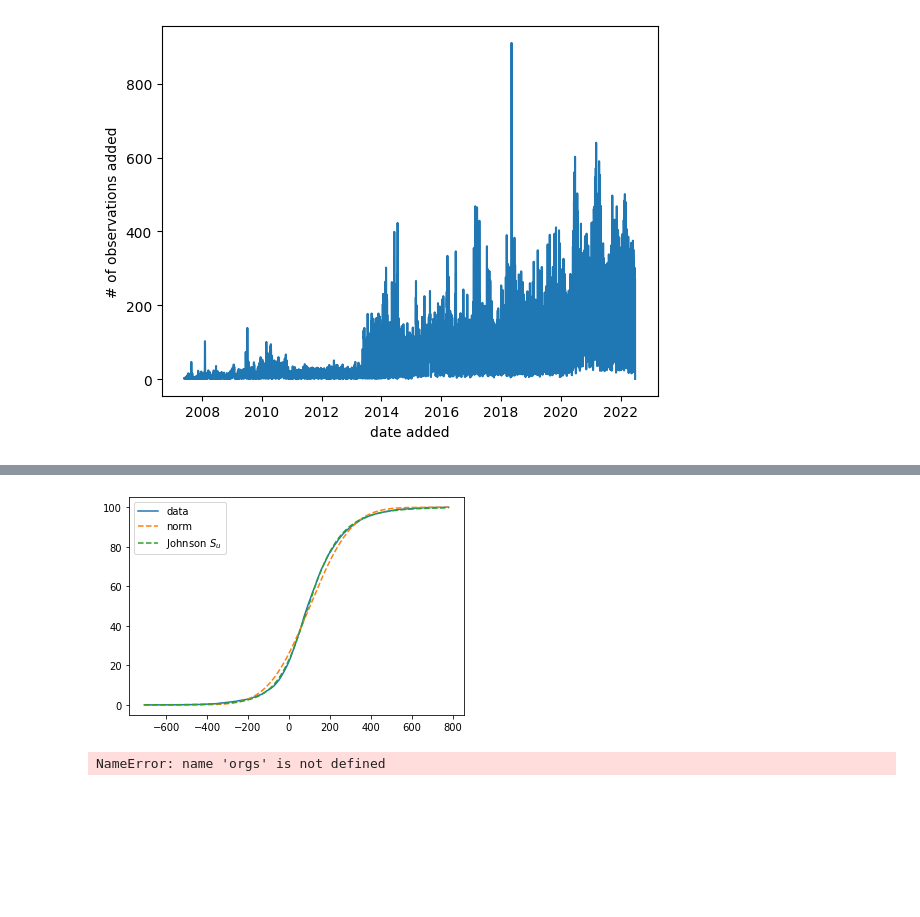
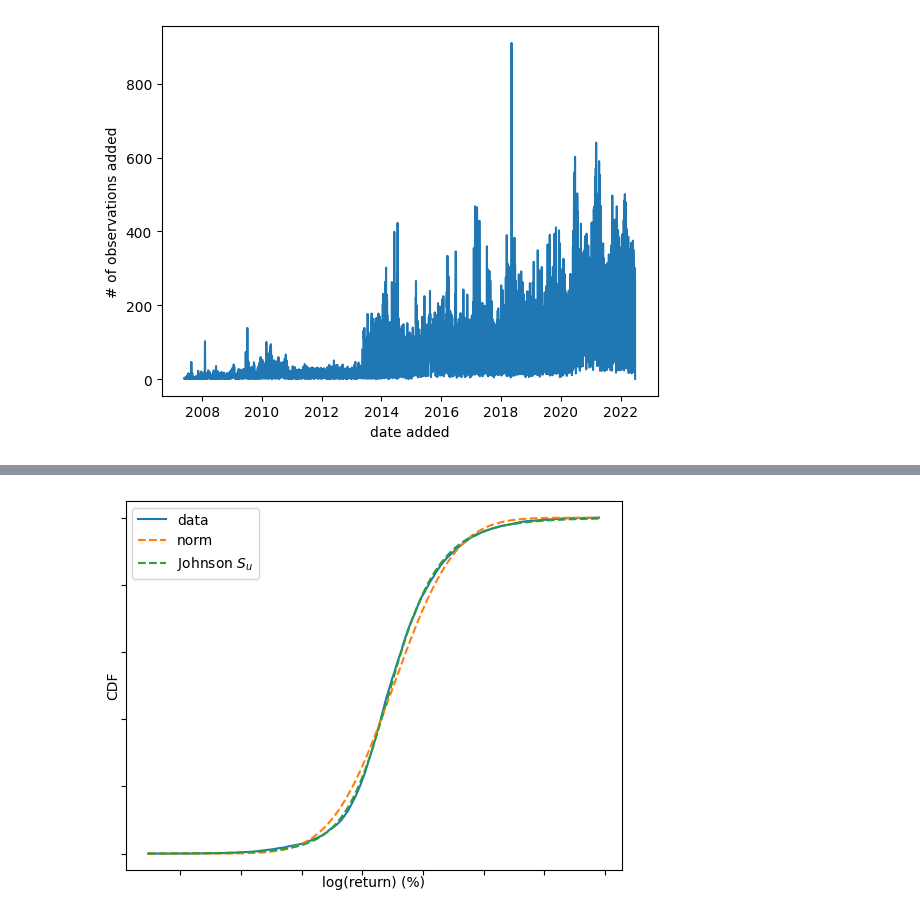
Before and after one commit to technometrics-lab/17-Venture-Capital-Risk-and-Return, a Jupyter notebook: src/notebooks/stylized_facts.ipynb, the cells around one changed output, grey strips where cells are left out. Drawn from its saved outputs; the diff is of its cells as text; code cells hidden in the pictures; blank space fills up the shorter version.

```diff
--- a/src/notebooks/stylized_facts.ipynb
+++ b/src/notebooks/stylized_facts.ipynb
@@ -511,14 +500,13 @@ cdf_th = norm.cdf(bins_count[1:], loc_norm, scale_norm)
 a, b, loc_su, scale_su = f.get_best()['johnsonsu'].values()
 cdf_th_su = johnsonsu.cdf(bins_count[1:], a, b, loc_su, scale_su)
 # %%
-plt.plot(bins_count[1:] * 100, cdf_ret * 100, label="data")
-plt.plot(bins_count[1:] * 100, cdf_th * 100, '--', label=f"norm")
-plt.plot(bins_count[1:] * 100, cdf_th_su * 100, '--', label=f"Johnson $S_u$")
+plt.plot(bins_count[1:] * 100, cdf_ret, label="data")
+plt.plot(bins_count[1:] * 100, cdf_th, '--', label=f"norm")
+plt.plot(bins_count[1:] * 100, cdf_th_su, '--', label=f"Johnson $S_u$")
 plt.legend(loc='upper left')
+plt.xlabel('log(return) (%)')
+plt.ylabel('CDF')
+plt.tick_params(labelleft=False, labelbottom=False, )
 plt.show()
 # %% [output]
-[figure, old version]
+[figure, new version]
-# %%
-orgs
-# %% [output]
-NameError: name 'orgs' is not defined
```
Also changed, not shown: parts of 10 cells of this notebook, 3 other files.
